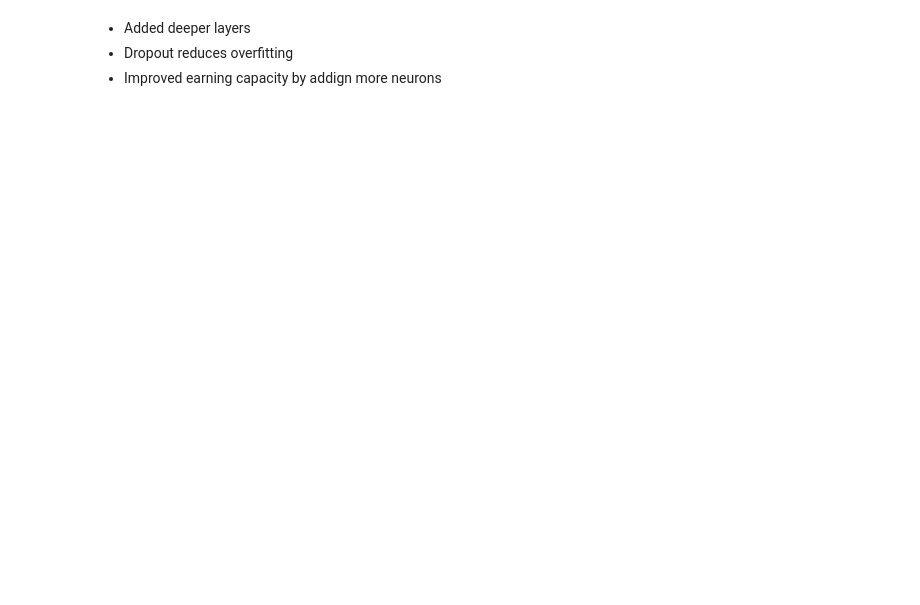
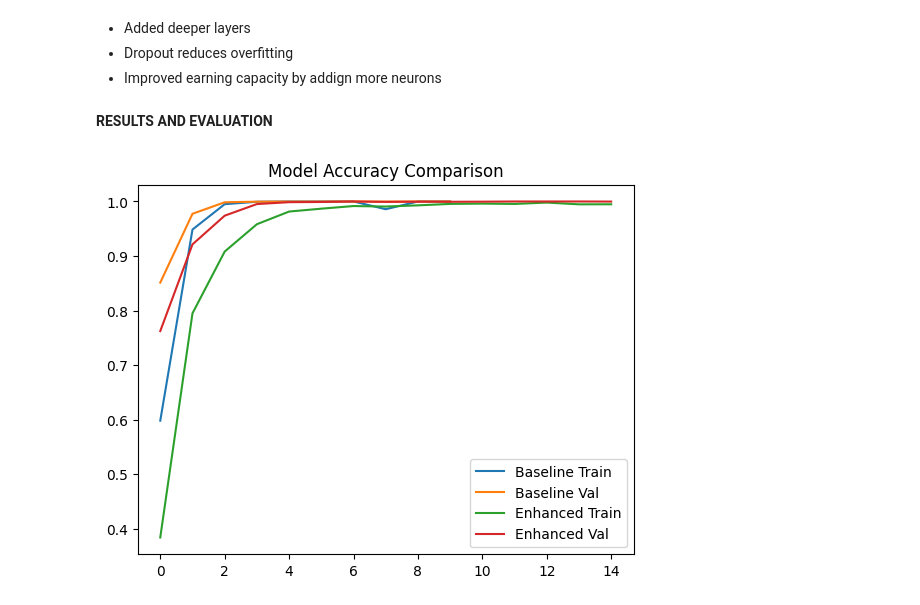
Before and after one commit to HawwaSherin/Sign-Language-CNN-M6-Assignment, a Jupyter notebook: CNN_Assignment.ipynb, the cells around one changed output. Saved outputs shown, nothing was run; the diff lists cells and outputs as text; code cells hidden in the pictures; blank space fills up the shorter version.

```diff
--- a/CNN_Assignment.ipynb
+++ b/CNN_Assignment.ipynb
@@ -206,3 +206,17 @@ Epoch 15/15
 *   Added deeper layers
 *   Dropout reduces overfitting
 *   Improved earning capacity by addign more neurons
+# %% [markdown]
+**RESULTS AND EVALUATION**
+# %%
+plt.plot(history_base.history['accuracy'], label='Baseline Train')
+plt.plot(history_base.history['val_accuracy'], label='Baseline Val')
+
+plt.plot(history_enh.history['accuracy'], label='Enhanced Train')
+plt.plot(history_enh.history['val_accuracy'], label='Enhanced Val')
+
+plt.legend()
+plt.title("Model Accuracy Comparison")
+plt.show()
+# %% [output]
+[figure, added]
```
